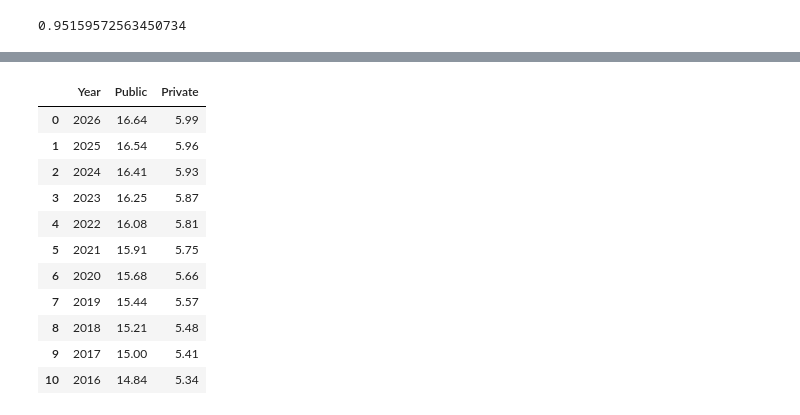
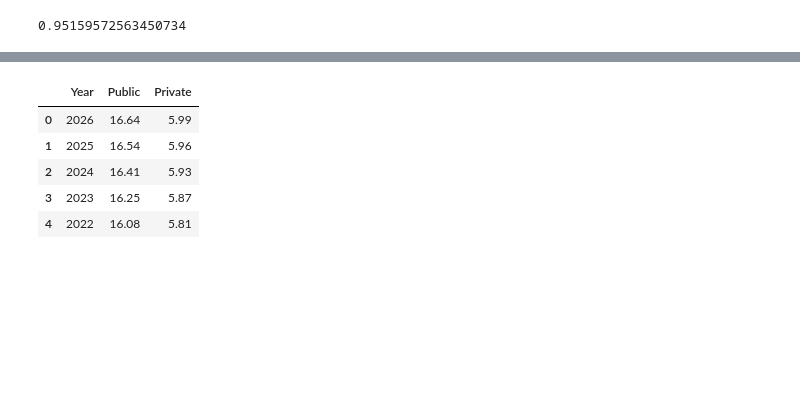
Before and after one commit to EmilySakata/finincing_education, a Jupyter notebook: Linear Regression model.ipynb, the cells around one changed output, grey strips where cells are left out. Saved outputs shown, nothing was run; the diff lists cells and outputs as text; code cells hidden in the pictures; blank space fills up the shorter version.

```diff
--- a/Linear Regression model.ipynb
+++ b/Linear Regression model.ipynb
@@ -135,20 +118,14 @@ df2
 # %%
 
 df3 = df.drop(df.index[11:])
-df3
+df3.head()
 # %% [output]
 |  | Year | Public | Private |
 | 0 | 2026 | 16.64 | 5.99 |
 | 1 | 2025 | 16.54 | 5.96 |
 | 2 | 2024 | 16.41 | 5.93 |
 | 3 | 2023 | 16.25 | 5.87 |
 | 4 | 2022 | 16.08 | 5.81 |
-| 5 | 2021 | 15.91 | 5.75 |
-| 6 | 2020 | 15.68 | 5.66 |
-| 7 | 2019 | 15.44 | 5.57 |
-| 8 | 2018 | 15.21 | 5.48 |
-| 9 | 2017 | 15.00 | 5.41 |
-| 10 | 2016 | 14.84 | 5.34 |
 # %%
 # Compare the original prediction vs our prediction
 
```
Also changed, not shown: parts of 7 cells of this notebook.
